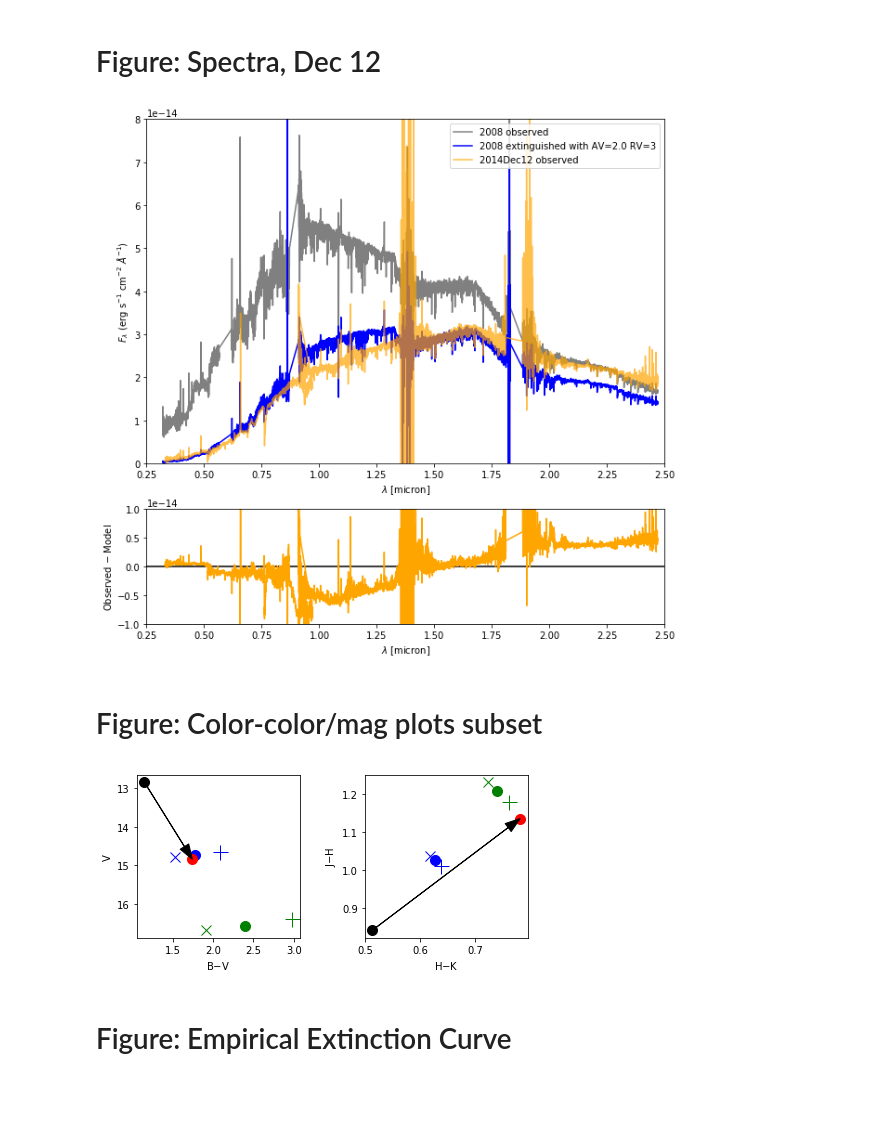
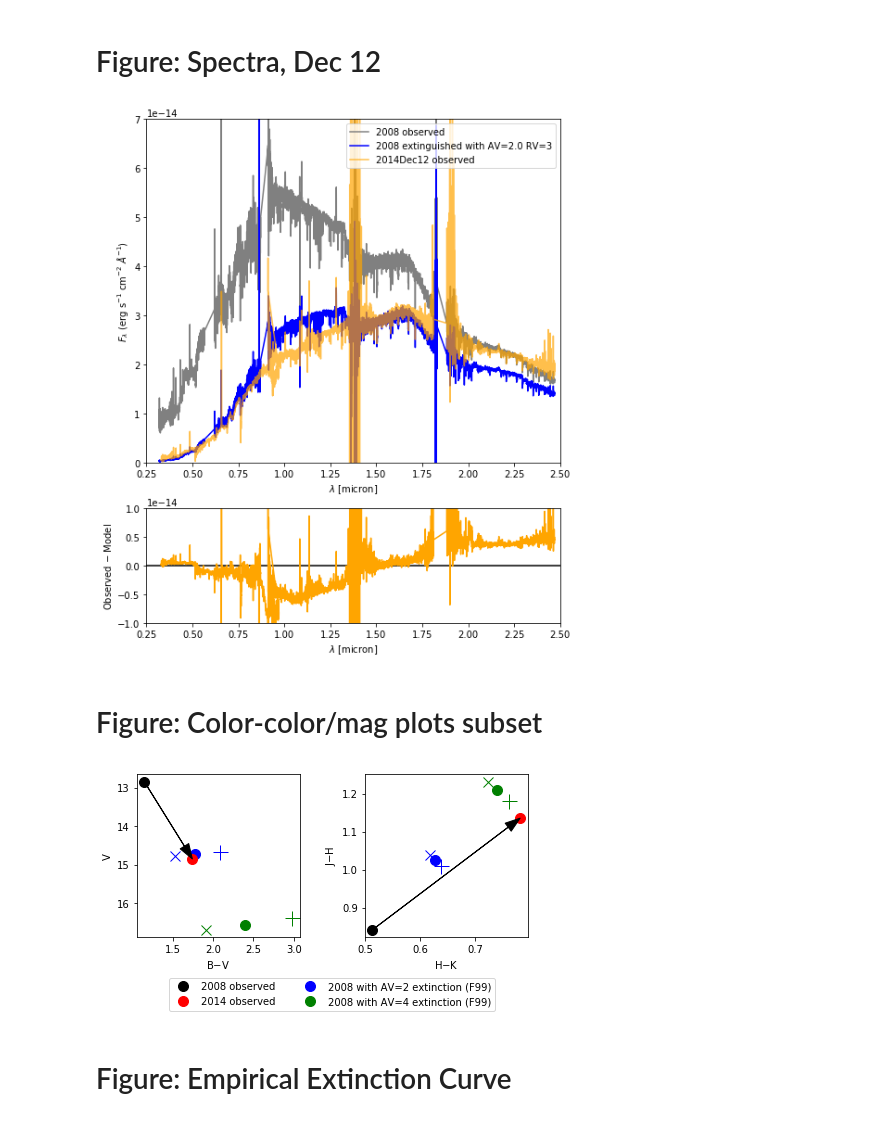
Before and after one commit to krislars/AA_Tau_Covey, a Jupyter notebook: AATau_5_figures.ipynb, the cells around one changed output. Saved outputs shown, nothing was run; the diff lists cells and outputs as text; code cells hidden in the pictures; blank space fills up the shorter version.

```diff
--- a/AATau_5_figures.ipynb
+++ b/AATau_5_figures.ipynb
@@ -83,34 +87,34 @@ plt.show()
 # %% [markdown]
 # Figure: Spectra, Dec 12 <a name="spectra12"></a>
 # %%
-fig,(ax1,ax2)=plt.subplots(2,1,figsize=(10,10),gridspec_kw = {'height_ratios':[3, 1]})
+fig,(ax1,ax2)=plt.subplots(2,1,figsize=(8,10),gridspec_kw = {'height_ratios':[3, 1]})
 
 ext=F99(Rv=3.0)
 
 ax1.plot(allwav_2008,alldata_2008,'grey',label='2008 observed')
 ax1.plot(allwav_2008,alldata_2008*ext.extinguish(allwav_2008,Av=2.0),'blue',
          label="2008 extinguished with AV=2.0 RV=3")
 ax1.plot(allwav_dec12,alldata_dec12,'orange',label='2014Dec12 observed',alpha=0.7)
-ax1.set_ylim(0,0.8E-13)
+ax1.set_ylim(0,0.7E-13)
 ax1.set_xlim(0.25,2.5)
 ax1.set_xlabel('$\lambda$ [micron]')
 ax1.set_ylabel('$F_\lambda$ (erg s$^{-1}$ cm$^{-2}$ $\AA^{-1}$)')
 ax1.legend(loc='upper right')
 
 allwav_dec12clip = allwav_dec12[allwav_dec12<2.47*u.micron]
 alldata_dec12clip= alldata_dec12[allwav_dec12<2.47*u.micron]
 
 ax2.plot([.25,2.5],[0,0],'k')
 ax2.plot(allwav_dec12clip,alldata_dec12clip-
          interp2008(allwav_dec12clip)*alldata_2008.unit*ext.extinguish(allwav_dec12clip,Av=2.0),'orange')
 ax2.set_xlim(0.25,2.5)
 ax2.set_ylim(-1E-14,1E-14)
 ax2.set_xlabel('$\lambda$ [micron]')
 ax2.set_ylabel('Observed $-$ Model')
 
 plt.show()
 # %% [output]
-[figure, old version]
+[figure, new version]
 # %% [markdown]
 # Figure: Color-color/mag plots subset <a name="colorcolorsub"></a>
 # %%
@@ -164,23 +168,27 @@ axes[1].plot(mags1[j+1]-mags1[j],mags1[j+2]-mags1[j+1],'o',color='black',label='
 axes[1].set_xlabel(bands[j+1]+'$-$'+bands[j])
 axes[1].set_ylabel(bands[j+2]+'$-$'+bands[j+1])
 
-axes[1].plot(mags1ext[0,j+1]-mags1ext[0,j],mags1ext[0,j+2]-mags1ext[0,j+1],'+',color='blue',label='2008 with AV=2 RV=2 (F99)',markersize=15)
-axes[1].plot(mags1ext[1,j+1]-mags1ext[1,j],mags1ext[1,j+2]-mags1ext[1,j+1],'o',color='blue',label='2008 with AV=2 RV=3 (F99)',markersize=10)
-axes[1].plot(mags1ext[2,j+1]-mags1ext[2,j],mags1ext[2,j+2]-mags1ext[2,j+1],'x',color='blue',label='2008 with AV=2 RV=5 (F99)',markersize=10)
-axes[1].plot(mags1ext[3,j+1]-mags1ext[3,j],mags1ext[3,j+2]-mags1ext[3,j+1],'+',color='green',label='2008 with AV=4 RV=2 (F99)',markersize=15)
-axes[1].plot(mags1ext[4,j+1]-mags1ext[4,j],mags1ext[4,j+2]-mags1ext[4,j+1],'o',color='green',label='2008 with AV=4 RV=3 (F99)',markersize=10)
-axes[1].plot(mags1ext[5,j+1]-mags1ext[5,j],mags1ext[5,j+2]-mags1ext[5,j+1],'x',color='green',label='2008 with AV=4 RV=5 (F99)',markersize=10)
+axes[1].plot(mags2[j+1]-mags2[j],mags2[j+2]-mags2[j+1],'o',color='red',label='2014 observed',markersize=10)
 
-axes[1].plot(mags2[j+1]-mags2[j],mags2[j+2]-mags2[j+1],'o',color='red',label='2014 observed',markersize=10)
+axes[1].plot(mags1ext[0,j+1]-mags1ext[0,j],mags1ext[0,j+2]-mags1ext[0,j+1],'+',color='blue',label='_2008 with AV=2 RV=2 (F99)',markersize=15)
+axes[1].plot(mags1ext[1,j+1]-mags1ext[1,j],mags1ext[1,j+2]-mags1ext[1,j+1],'o',color='blue',label='2008 with AV=2 extinction (F99)',markersize=10)
+axes[1].plot(mags1ext[2,j+1]-mags1ext[2,j],mags1ext[2,j+2]-mags1ext[2,j+1],'x',color='blue',label='_2008 with AV=2 RV=5 (F99)',markersize=10)
+axes[1].plot(mags1ext[3,j+1]-mags1ext[3,j],mags1ext[3,j+2]-mags1ext[3,j+1],'+',color='green',label='_2008 with AV=4 RV=2 (F99)',markersize=15)
+axes[1].plot(mags1ext[4,j+1]-mags1ext[4,j],mags1ext[4,j+2]-mags1ext[4,j+1],'o',color='green',label='2008 with AV=4 extinction (F99)',markersize=10)
+axes[1].plot(mags1ext[5,j+1]-mags1ext[5,j],mags1ext[5,j+2]-mags1ext[5,j+1],'x',color='green',label='_2008 with AV=4 RV=5 (F99)',markersize=10)
+
+
 
 fig.subplots_adjust(wspace=0.4)
 # axes[1].legend(loc='center right', bbox_to_anchor=(.5,1.4))
 
 axes[0].set_ylim(axes[0].get_ylim()[::-1])
 
+axes[1].legend(bbox_to_anchor=(-1.2, -0.45, 2.0, 1.), loc='lower left',
+           ncol=2, mode="expand", borderaxespad=0.0)
 plt.show()
 # %% [output]
-[figure, old version]
+[figure, new version]
 # %% [markdown]
 # Figure: Empirical Extinction Curve <a name="empext"></a>
 # %%
```
Also changed, not shown: parts of 21 cells of this notebook, 1 other file.
